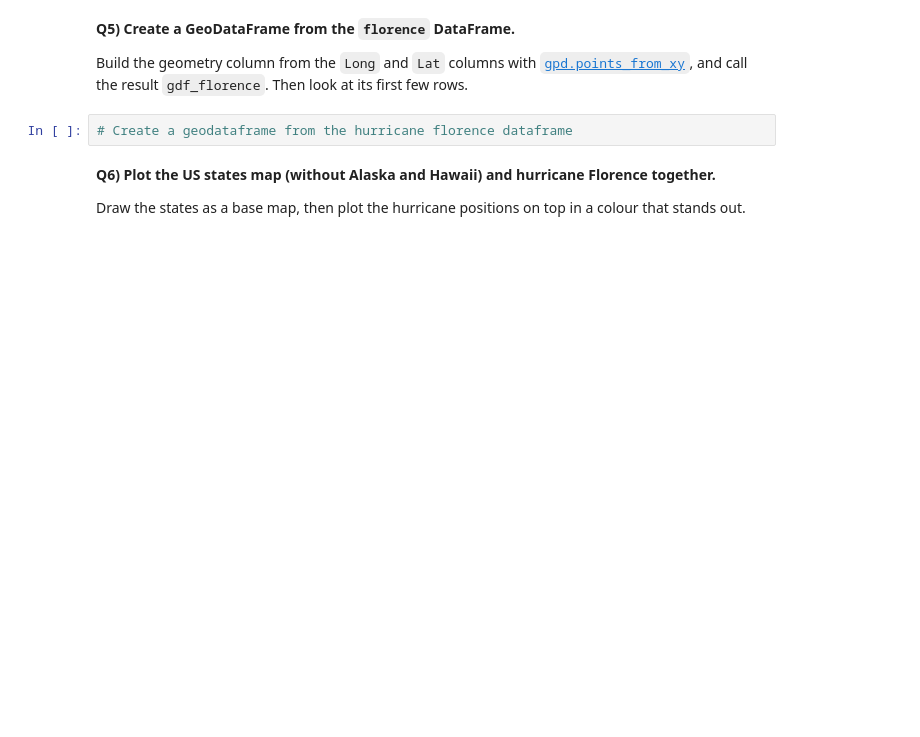
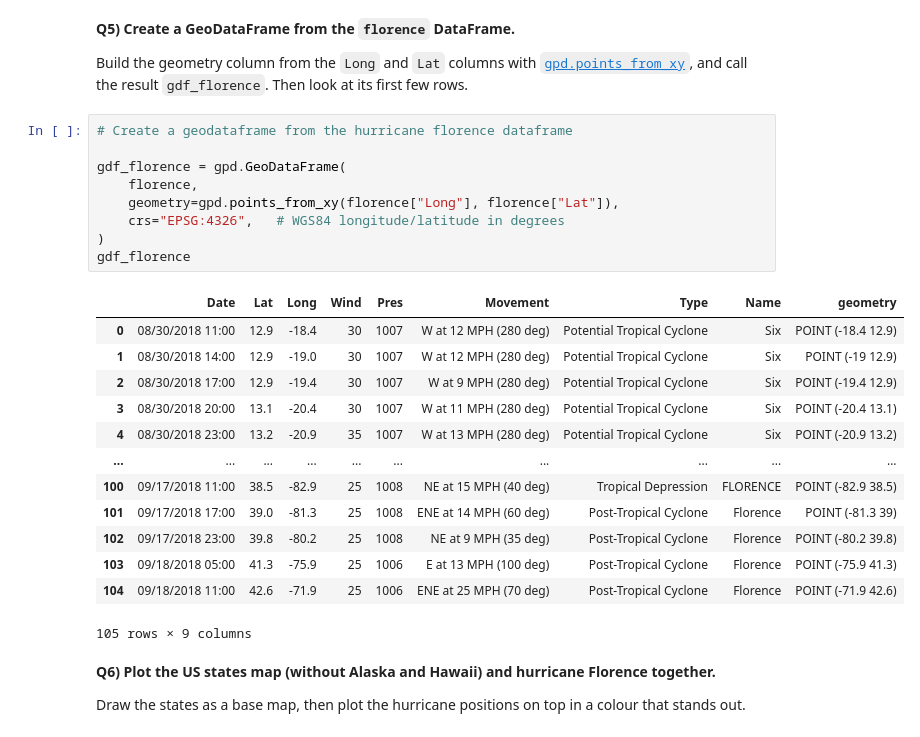
Before and after one commit to liviooneil/2026_Intro_Python, a Jupyter notebook: live/part-I/1.6-geospatial-vector-data-environmental-exercises.ipynb, the cells around one changed output. Cells and saved outputs as stored; diff of their text form; blank space fills up the shorter version.

```diff
--- a/live/part-I/1.6-geospatial-vector-data-environmental-exercises.ipynb
+++ b/live/part-I/1.6-geospatial-vector-data-environmental-exercises.ipynb
@@ -130,6 +147,27 @@ Build the geometry column from the `Long` and `Lat` columns with
 and call the result `gdf_florence`. Then look at its first few rows.
 # %%
 # Create a geodataframe from the hurricane florence dataframe
+
+gdf_florence = gpd.GeoDataFrame(
+    florence,
+    geometry=gpd.points_from_xy(florence["Long"], florence["Lat"]),
+    crs="EPSG:4326",   # WGS84 longitude/latitude in degrees
+)
+gdf_florence
+# %% [output]
+|  | Date | Lat | Long | Wind | Pres | Movement | Type | Name | geometry |
+| 0 | 08/30/2018 11:00 | 12.9 | -18.4 | 30 | 1007 | W at 12 MPH (280 deg) | Potential Tropical Cyclone | Six | POINT (-18.4 12.9) |
+| 1 | 08/30/2018 14:00 | 12.9 | -19.0 | 30 | 1007 | W at 12 MPH (280 deg) | Potential Tropical Cyclone | Six | POINT (-19 12.9) |
+| 2 | 08/30/2018 17:00 | 12.9 | -19.4 | 30 | 1007 | W at 9 MPH (280 deg) | Potential Tropical Cyclone | Six | POINT (-19.4 12.9) |
+| 3 | 08/30/2018 20:00 | 13.1 | -20.4 | 30 | 1007 | W at 11 MPH (280 deg) | Potential Tropical Cyclone | Six | POINT (-20.4 13.1) |
+| 4 | 08/30/2018 23:00 | 13.2 | -20.9 | 35 | 1007 | W at 13 MPH (280 deg) | Potential Tropical Cyclone | Six | POINT (-20.9 13.2) |
+| ... | ... | ... | ... | ... | ... | ... | ... | ... | ... |
+| 100 | 09/17/2018 11:00 | 38.5 | -82.9 | 25 | 1008 | NE at 15 MPH (40 deg) | Tropical Depression | FLORENCE | POINT (-82.9 38.5) |
+| 101 | 09/17/2018 17:00 | 39.0 | -81.3 | 25 | 1008 | ENE at 14 MPH (60 deg) | Post-Tropical Cyclone | Florence | POINT (-81.3 39) |
+| 102 | 09/17/2018 23:00 | 39.8 | -80.2 | 25 | 1008 | NE at 9 MPH (35 deg) | Post-Tropical Cyclone | Florence | POINT (-80.2 39.8) |
+| 103 | 09/18/2018 05:00 | 41.3 | -75.9 | 25 | 1006 | E at 13 MPH (100 deg) | Post-Tropical Cyclone | Florence | POINT (-75.9 41.3) |
+| 104 | 09/18/2018 11:00 | 42.6 | -71.9 | 25 | 1006 | ENE at 25 MPH (70 deg) | Post-Tropical Cyclone | Florence | POINT (-71.9 42.6) |
+105 rows × 9 columns
 # %% [markdown]
 **Q6) Plot the US states map (without Alaska and Hawaii) and hurricane Florence together.**
 
```
Also changed, not shown: parts of 7 cells of this notebook.
